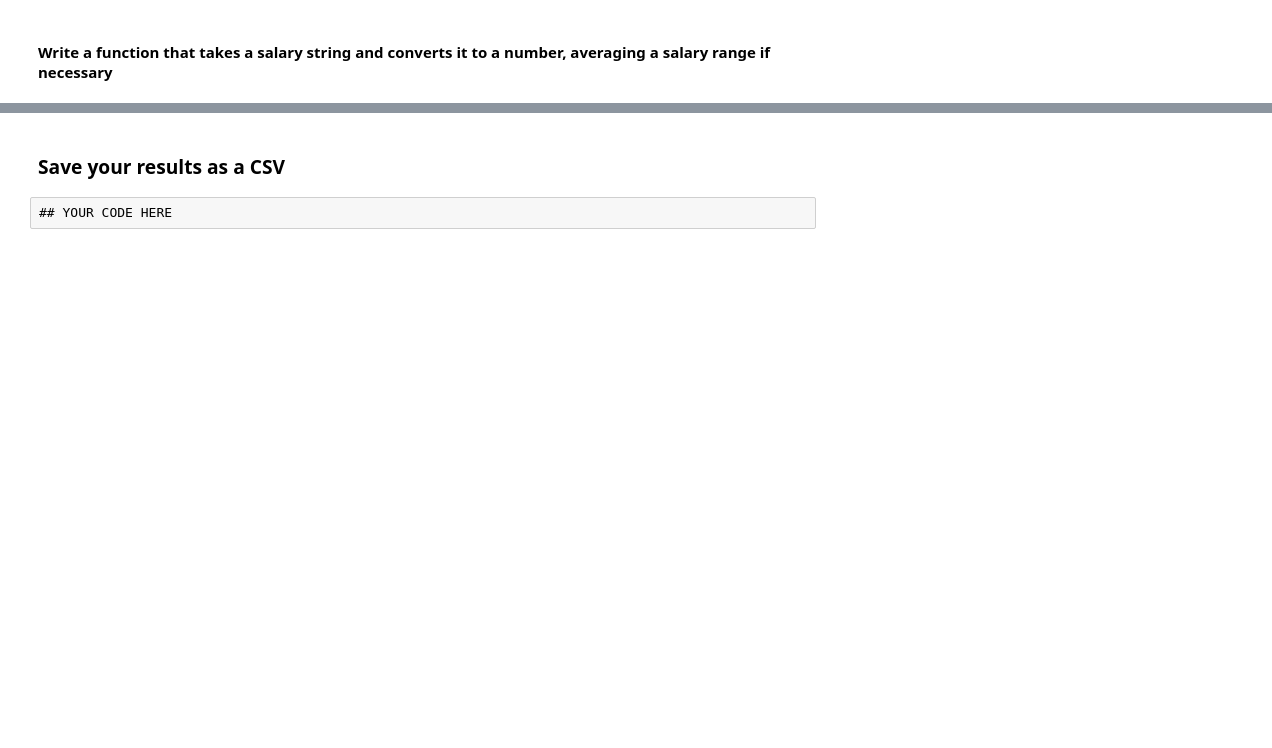
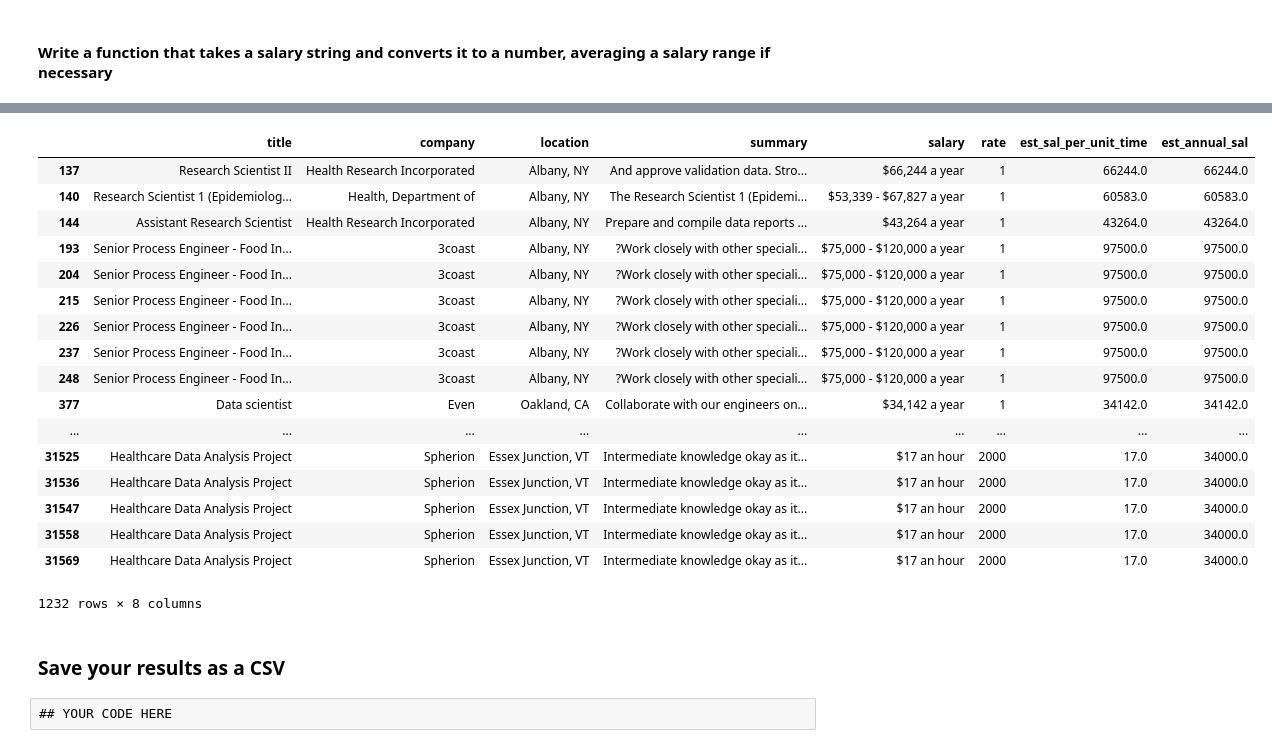
Before and after one commit to spockl/ga-dsi-1, a Jupyter notebook: projects/projects-weekly/project-04/project-4-jocelyn-ong.ipynb, the cells around one changed output, grey strips where cells are left out. Cells and saved outputs as stored; diff of their text form; code cells hidden in the pictures; blank space fills up the shorter version.

```diff
--- a/projects/projects-weekly/project-04/project-4-jocelyn-ong.ipynb
+++ b/projects/projects-weekly/project-04/project-4-jocelyn-ong.ipynb
@@ -172,0 +169,2 @@ df.shape
+# %%
+df = pd.DataFrame(results, columns=['title', 'company', 'location', 'summary', 'salary'])
@@ -181,3 +181,5 @@ df['rate'] = df['salary'].map(lambda x: (40*50) if 'hour' in x else 12 if 'month
+# %%
+df['rate'] = df['salary'].map(lambda x: (40*50) if 'hour' in x else 12 if 'month' in x else 1)
 # %% [markdown]
 #### Write a function that takes a salary string and converts it to a number, averaging a salary range if necessary
 # %%
@@ -215,0 +208,4 @@ df[df['est_annual_sal'].notnull()]
+# %%
+df['est_sal_per_unit_time'] = df['salary'].map(get_salary_amount)
+# %%
+df['est_annual_sal'] = df['est_sal_per_unit_time']*df['rate']
@@ -216,3 +233,24 @@ df[df['est_annual_sal'].notnull()]
+# %%
+df[df['est_annual_sal'].notnull()]
+# %% [output]
+|  | title | company | location | summary | salary | rate | est_sal_per_unit_time | est_annual_sal |
+| 137 | Research Scientist II | Health Research Incorporated | Albany, NY | And approve validation data. Stro... | $66,244 a year | 1 | 66244.0 | 66244.0 |
+| 140 | Research Scientist 1 (Epidemiolog... | Health, Department of | Albany, NY | The Research Scientist 1 (Epidemi... | $53,339 - $67,827 a year | 1 | 60583.0 | 60583.0 |
+| 144 | Assistant Research Scientist | Health Research Incorporated | Albany, NY | Prepare and compile data reports ... | $43,264 a year | 1 | 43264.0 | 43264.0 |
+| 193 | Senior Process Engineer - Food In... | 3coast | Albany, NY | ?Work closely with other speciali... | $75,000 - $120,000 a year | 1 | 97500.0 | 97500.0 |
+| 204 | Senior Process Engineer - Food In... | 3coast | Albany, NY | ?Work closely with other speciali... | $75,000 - $120,000 a year | 1 | 97500.0 | 97500.0 |
+| 215 | Senior Process Engineer - Food In... | 3coast | Albany, NY | ?Work closely with other speciali... | $75,000 - $120,000 a year | 1 | 97500.0 | 97500.0 |
+| 226 | Senior Process Engineer - Food In... | 3coast | Albany, NY | ?Work closely with other speciali... | $75,000 - $120,000 a year | 1 | 97500.0 | 97500.0 |
+| 237 | Senior Process Engineer - Food In... | 3coast | Albany, NY | ?Work closely with other speciali... | $75,000 - $120,000 a year | 1 | 97500.0 | 97500.0 |
+| 248 | Senior Process Engineer - Food In... | 3coast | Albany, NY | ?Work closely with other speciali... | $75,000 - $120,000 a year | 1 | 97500.0 | 97500.0 |
+| 377 | Data scientist | Even | Oakland, CA | Collaborate with our engineers on... | $34,142 a year | 1 | 34142.0 | 34142.0 |
+| ... | ... | ... | ... | ... | ... | ... | ... | ... |
+| 31525 | Healthcare Data Analysis Project | Spherion | Essex Junction, VT | Intermediate knowledge okay as it... | $17 an hour | 2000 | 17.0 | 34000.0 |
+| 31536 | Healthcare Data Analysis Project | Spherion | Essex Junction, VT | Intermediate knowledge okay as it... | $17 an hour | 2000 | 17.0 | 34000.0 |
+| 31547 | Healthcare Data Analysis Project | Spherion | Essex Junction, VT | Intermediate knowledge okay as it... | $17 an hour | 2000 | 17.0 | 34000.0 |
+| 31558 | Healthcare Data Analysis Project | Spherion | Essex Junction, VT | Intermediate knowledge okay as it... | $17 an hour | 2000 | 17.0 | 34000.0 |
+| 31569 | Healthcare Data Analysis Project | Spherion | Essex Junction, VT | Intermediate knowledge okay as it... | $17 an hour | 2000 | 17.0 | 34000.0 |
+1232 rows × 8 columns
 # %% [markdown]
 ### Save your results as a CSV
 # %% [raw]
```
Also changed, not shown: parts of 16 cells of this notebook, 3 other files.
